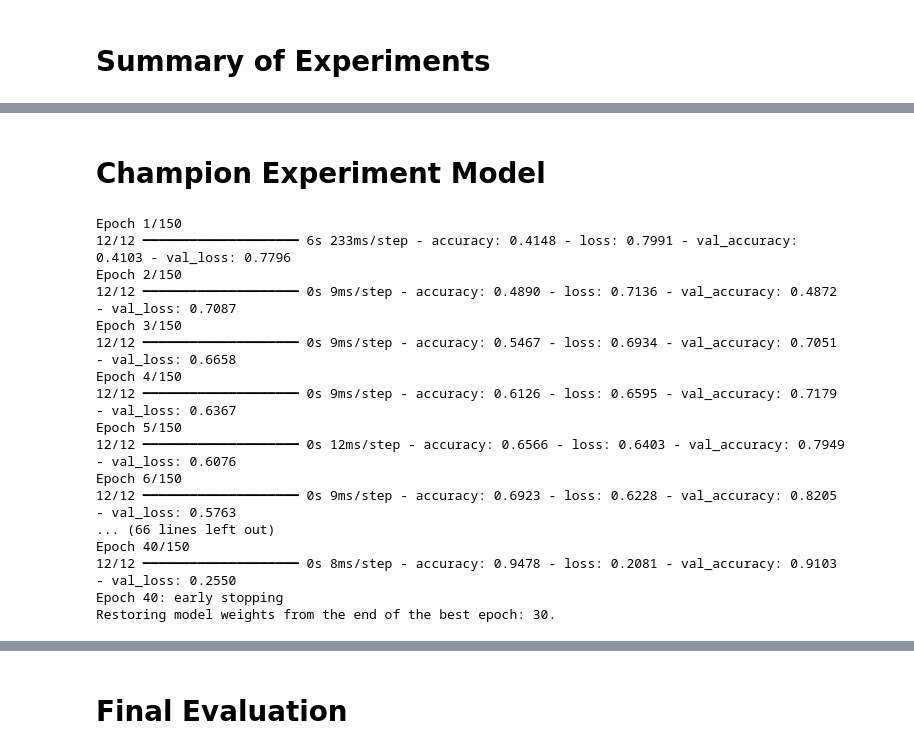
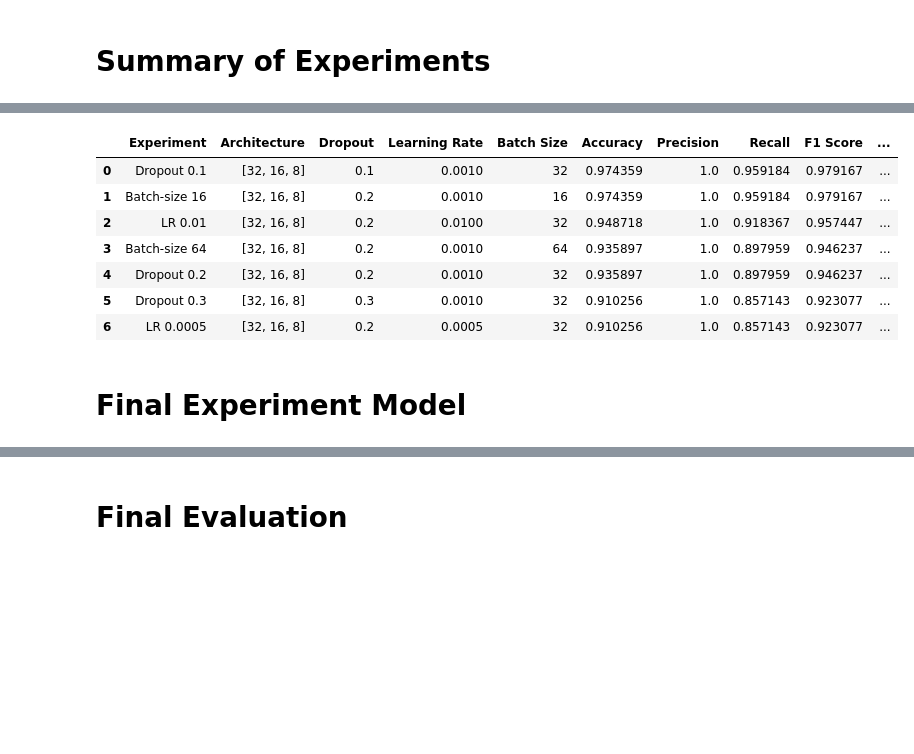
Before and after one commit to Group-22-AI-ML/medical-diagnosis-network, a Jupyter notebook: Model/Model Tuning and Improvement/Model_Improvement_and_Tuning.ipynb, the cells around one changed output, grey strips where cells are left out. Cells and saved outputs as stored; diff of their text form; code cells hidden in the pictures; blank space fills up the shorter version.

```diff
--- a/Model/Model Tuning and Improvement/Model_Improvement_and_Tuning.ipynb
+++ b/Model/Model Tuning and Improvement/Model_Improvement_and_Tuning.ipynb
@@ -831,2 +430,46 @@ experiment_summary
+# %%
+if not experiment_results:
+    experiments = [
+        ("Dropout 0.1", globals().get("dropout_01_result")),
+        ("Dropout 0.2", globals().get("deeper_dropout_result")),
+        ("Dropout 0.3", globals().get("deeper_dropout_03_result")),
+        ("LR 0.0005", globals().get("lr_0005_result")),
+        ("LR 0.01", globals().get("lr_001_result")),
+        ("Batch-size 16", globals().get("batch_16_result")),
+        ("Batch-size 64", globals().get("batch_64_result"))
+    ]
+
+    for name, res in experiments:
+        if res:
+            experiment_results.append({
+                "Experiment": name,
+                "Architecture": str(res["model"].input_shape) if res.get("model") else "",
+                "Dropout": res.get("dropout_rate", "Unknown"),
+                "Learning Rate": res.get("learning_rate", "Unknown"),
+                "Batch Size": res.get("batch_size", "Unknown"),
+                "Accuracy": res.get("accuracy"),
+                "Precision": res.get("precision"),
+                "Recall": res.get("recall"),
+                "F1 Score": res.get("f1"),
+                "Confusion Matrix": res.get("confusion_matrix")
+            })
+
+experiment_summary = pd.DataFrame(experiment_results)
+
+if "F1 Score" in experiment_summary.columns:
+    experiment_summary = experiment_summary.sort_values(
+        "F1 Score", ascending=False
+    ).reset_index(drop=True)
+
+experiment_summary
+# %% [output]
+|  | Experiment | Architecture | Dropout | Learning Rate | Batch Size | Accuracy | Precision | Recall | F1 Score | ... |
+| 0 | Dropout 0.1 | [32, 16, 8] | 0.1 | 0.0010 | 32 | 0.974359 | 1.0 | 0.959184 | 0.979167 | ... |
+| 1 | Batch-size 16 | [32, 16, 8] | 0.2 | 0.0010 | 16 | 0.974359 | 1.0 | 0.959184 | 0.979167 | ... |
+| 2 | LR 0.01 | [32, 16, 8] | 0.2 | 0.0100 | 32 | 0.948718 | 1.0 | 0.918367 | 0.957447 | ... |
+| 3 | Batch-size 64 | [32, 16, 8] | 0.2 | 0.0010 | 64 | 0.935897 | 1.0 | 0.897959 | 0.946237 | ... |
+| 4 | Dropout 0.2 | [32, 16, 8] | 0.2 | 0.0010 | 32 | 0.935897 | 1.0 | 0.897959 | 0.946237 | ... |
+| 5 | Dropout 0.3 | [32, 16, 8] | 0.3 | 0.0010 | 32 | 0.910256 | 1.0 | 0.857143 | 0.923077 | ... |
+| 6 | LR 0.0005 | [32, 16, 8] | 0.2 | 0.0005 | 32 | 0.910256 | 1.0 | 0.857143 | 0.923077 | ... |
 # %% [markdown]
-# Champion Experiment Model
+# Final Experiment Model
@@ -863,28 +475,0 @@ champion_early_stop = EarlyStopping(
-# %%
-champion_history = champion_model.fit(
-    X_train,
-    y_train,
-    validation_data=(X_val, y_val),
-    epochs=150,
-    batch_size=32,
-    callbacks=[champion_early_stop],
-    verbose=1
-)
-# %% [output]
-Epoch 1/150
-12/12 ━━━━━━━━━━━━━━━━━━━━ 6s 233ms/step - accuracy: 0.4148 - loss: 0.7991 - val_accuracy: 0.4103 - val_loss: 0.7796
-Epoch 2/150
-12/12 ━━━━━━━━━━━━━━━━━━━━ 0s 9ms/step - accuracy: 0.4890 - loss: 0.7136 - val_accuracy: 0.4872 - val_loss: 0.7087
-Epoch 3/150
-12/12 ━━━━━━━━━━━━━━━━━━━━ 0s 9ms/step - accuracy: 0.5467 - loss: 0.6934 - val_accuracy: 0.7051 - val_loss: 0.6658
-Epoch 4/150
-12/12 ━━━━━━━━━━━━━━━━━━━━ 0s 9ms/step - accuracy: 0.6126 - loss: 0.6595 - val_accuracy: 0.7179 - val_loss: 0.6367
-Epoch 5/150
-12/12 ━━━━━━━━━━━━━━━━━━━━ 0s 12ms/step - accuracy: 0.6566 - loss: 0.6403 - val_accuracy: 0.7949 - val_loss: 0.6076
-Epoch 6/150
-12/12 ━━━━━━━━━━━━━━━━━━━━ 0s 9ms/step - accuracy: 0.6923 - loss: 0.6228 - val_accuracy: 0.8205 - val_loss: 0.5763
-... (66 lines left out)
-Epoch 40/150
-12/12 ━━━━━━━━━━━━━━━━━━━━ 0s 8ms/step - accuracy: 0.9478 - loss: 0.2081 - val_accuracy: 0.9103 - val_loss: 0.2550
-Epoch 40: early stopping
-Restoring model weights from the end of the best epoch: 30.
```
Also changed, not shown: parts of 48 cells of this notebook.
